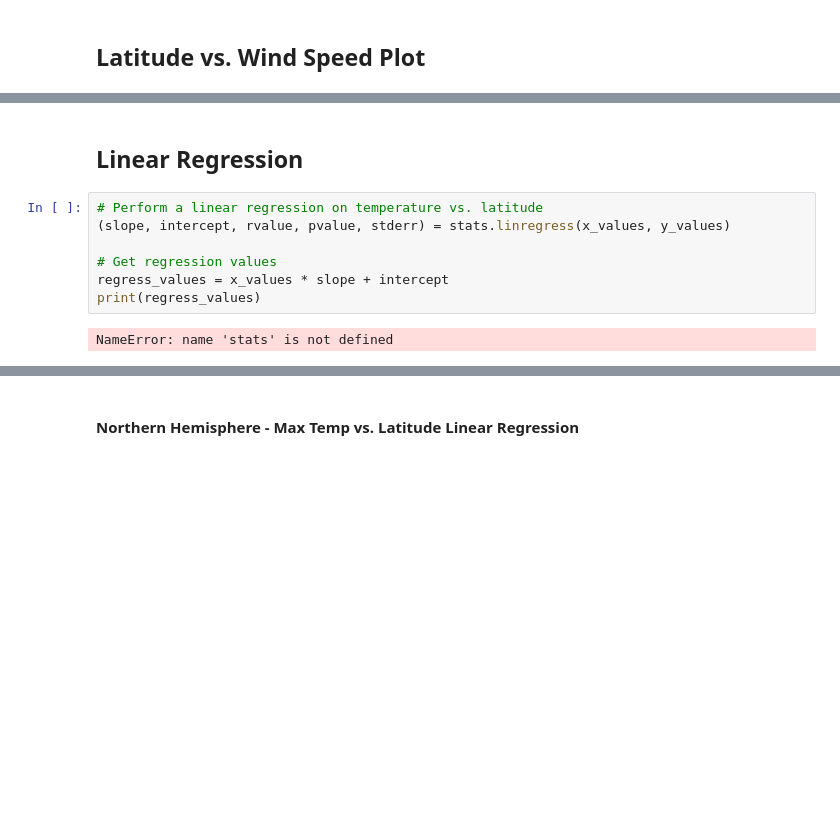
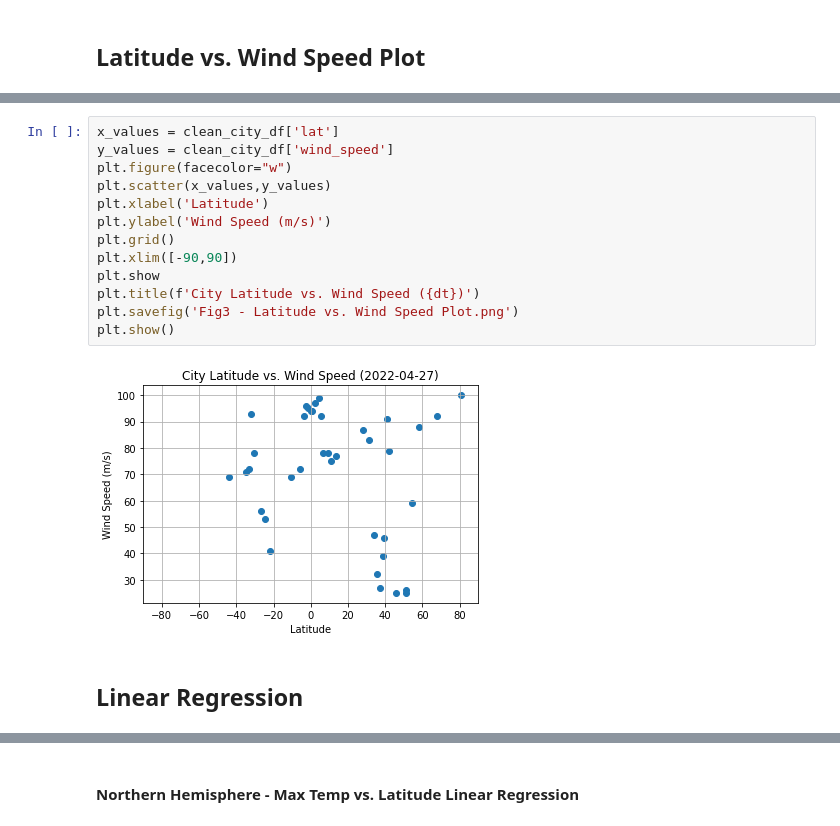
Before and after one commit to Ejwpls/python-api-challenge, a Jupyter notebook: starter_code/WeatherPy.ipynb, the cells around one changed output, grey strips where cells are left out. Drawn from its saved outputs; the diff is of its cells as text; blank space fills up the shorter version.

```diff
--- a/starter_code/WeatherPy.ipynb
+++ b/starter_code/WeatherPy.ipynb
@@ -191,11 +210,17 @@ city_df.plot(kind='scatter', x='lat', y='wind_speed')
+# %%
+x_values = clean_city_df['lat']
+y_values = clean_city_df['wind_speed']
+plt.figure(facecolor="w")
+plt.scatter(x_values,y_values)
+plt.xlabel('Latitude')
+plt.ylabel('Wind Speed (m/s)')
+plt.grid()
+plt.xlim([-90,90])
+plt.show
+plt.title(f'City Latitude vs. Wind Speed ({dt})')
+plt.savefig('Fig3 - Latitude vs. Wind Speed Plot.png')
+plt.show()
+# %% [output]
+[figure, added]
 # %% [markdown]
 ## Linear Regression
-# %%
-# Perform a linear regression on temperature vs. latitude
-(slope, intercept, rvalue, pvalue, stderr) = stats.linregress(x_values, y_values)
-
-# Get regression values
-regress_values = x_values * slope + intercept
-print(regress_values)
-# %% [output]
-NameError: name 'stats' is not defined
```
Also changed, not shown: parts of 22 cells of this notebook, 5 other files.
